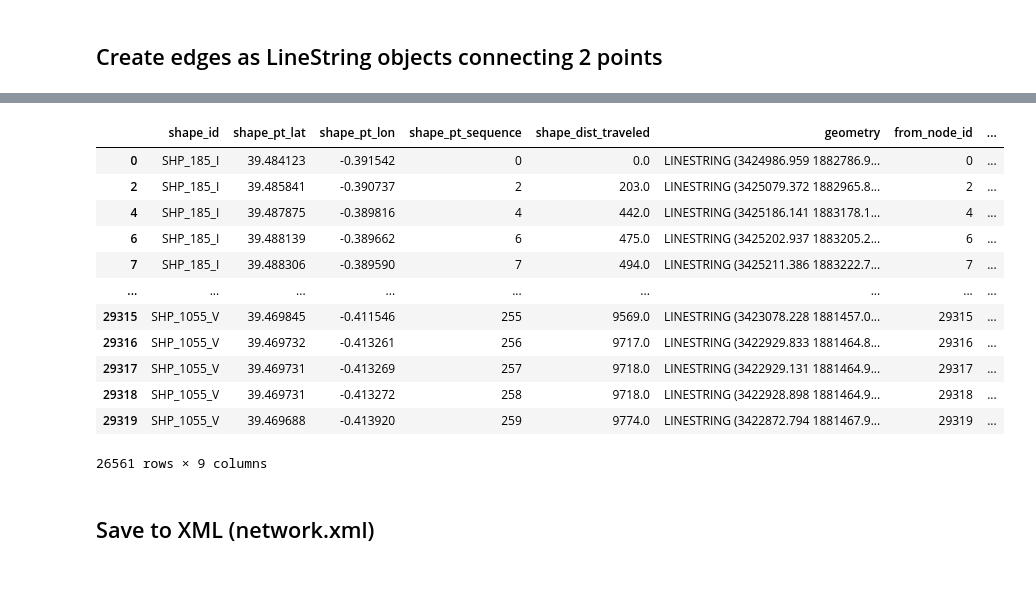
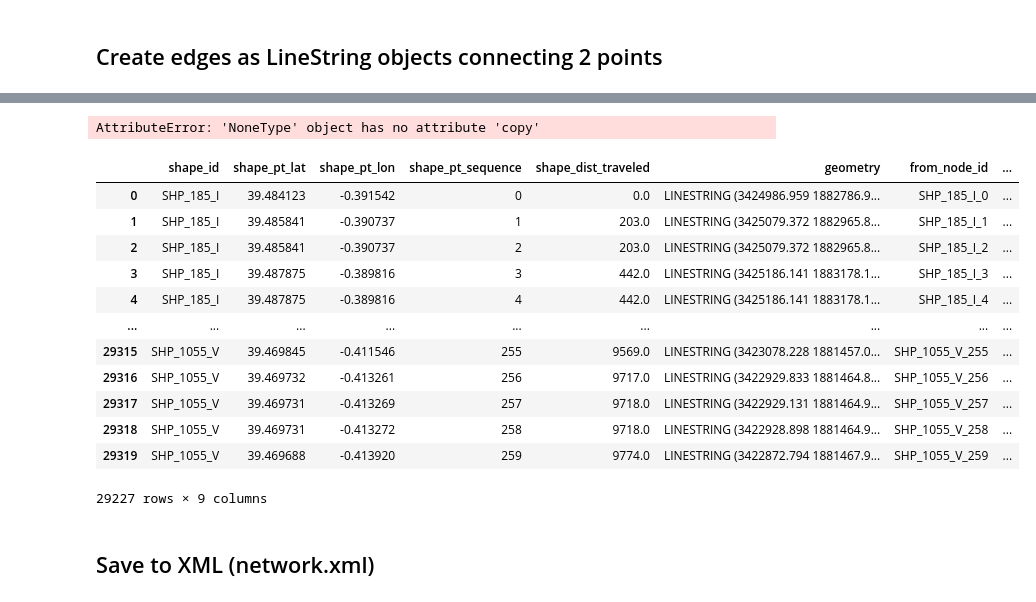
Before and after one commit to andrey-khaletsky/TFM, a Jupyter notebook: emt.ipynb, the cells around one changed output, grey strips where cells are left out. Saved outputs shown, nothing was run; the diff lists cells and outputs as text; code cells hidden in the pictures.

```diff
--- a/emt.ipynb
+++ b/emt.ipynb
@@ -439,7 +443,7 @@ nodes
 # %% [markdown]
 ## Create edges as LineString objects connecting 2 points
 # %%
-print(links.shape[0])
-edges = links.dropna(subset=['geometry_shifted'])
+print(nodes.shape[0])
+edges = nodes.dropna(subset=['geometry_shifted'])
 print(edges.shape[0])
 # %% [output]
@@ -448,4 +452,5 @@ print(edges.shape[0])
 # %%
-edges['from_node_id'] = edges.index
-edges['to_node_id'] = edges.index + 1
+edges = edges.rename(columns={'node_id':'from_node_id'})
+edges = edges.rename(columns={'node_id_shifted':'to_node_id'})
+edges
 # %% [output]
@@ -462,4 +471,6 @@ See the caveats in the documentation: https://pandas.pydata.org/pandas-docs/stab
 # %%
 edges['geometry'] = edges.apply(lambda row: LineString([row['geometry'],
                                                        row['geometry_shifted']]), axis='columns')
+edges = edges.drop(columns='geometry_shifted')
+edges
 # %% [output]
@@ -479,23 +493,24 @@ See the caveats in the documentation: https://pandas.pydata.org/pandas-docs/stab
 # %%
-edges = edges.drop(columns=['geometry_shifted', 'shape_dist_traveled_shifted', 'same_point'])
+edges = edges.drop(columns=['geometry_shifted', 'shape_dist_traveled_shifted', 'same_point'], errors='ignore')
 # %%
-edges = gpd.GeoDataFrame(edges, geometry='geometry', crs='EPSG:4326')
+edges = gpd.GeoDataFrame(edges, geometry='geometry', crs='EPSG:3035')
 edges = edges.to_crs('EPSG:3035')
 edges
 # %% [output]
+AttributeError: 'NoneType' object has no attribute 'copy'
 |  | shape_id | shape_pt_lat | shape_pt_lon | shape_pt_sequence | shape_dist_traveled | geometry | from_node_id | ... |
-| 0 | SHP_185_I | 39.484123 | -0.391542 | 0 | 0.0 | LINESTRING (3424986.959 1882786.9... | 0 | ... |
-| 2 | SHP_185_I | 39.485841 | -0.390737 | 2 | 203.0 | LINESTRING (3425079.372 1882965.8... | 2 | ... |
-| 4 | SHP_185_I | 39.487875 | -0.389816 | 4 | 442.0 | LINESTRING (3425186.141 1883178.1... | 4 | ... |
-| 6 | SHP_185_I | 39.488139 | -0.389662 | 6 | 475.0 | LINESTRING (3425202.937 1883205.2... | 6 | ... |
-| 7 | SHP_185_I | 39.488306 | -0.389590 | 7 | 494.0 | LINESTRING (3425211.386 1883222.7... | 7 | ... |
+| 0 | SHP_185_I | 39.484123 | -0.391542 | 0 | 0.0 | LINESTRING (3424986.959 1882786.9... | SHP_185_I_0 | ... |
+| 1 | SHP_185_I | 39.485841 | -0.390737 | 1 | 203.0 | LINESTRING (3425079.372 1882965.8... | SHP_185_I_1 | ... |
+| 2 | SHP_185_I | 39.485841 | -0.390737 | 2 | 203.0 | LINESTRING (3425079.372 1882965.8... | SHP_185_I_2 | ... |
+| 3 | SHP_185_I | 39.487875 | -0.389816 | 3 | 442.0 | LINESTRING (3425186.141 1883178.1... | SHP_185_I_3 | ... |
+| 4 | SHP_185_I | 39.487875 | -0.389816 | 4 | 442.0 | LINESTRING (3425186.141 1883178.1... | SHP_185_I_4 | ... |
 | ... | ... | ... | ... | ... | ... | ... | ... | ... |
-| 29315 | SHP_1055_V | 39.469845 | -0.411546 | 255 | 9569.0 | LINESTRING (3423078.228 1881457.0... | 29315 | ... |
-| 29316 | SHP_1055_V | 39.469732 | -0.413261 | 256 | 9717.0 | LINESTRING (3422929.833 1881464.8... | 29316 | ... |
-| 29317 | SHP_1055_V | 39.469731 | -0.413269 | 257 | 9718.0 | LINESTRING (3422929.131 1881464.9... | 29317 | ... |
-| 29318 | SHP_1055_V | 39.469731 | -0.413272 | 258 | 9718.0 | LINESTRING (3422928.898 1881464.9... | 29318 | ... |
-| 29319 | SHP_1055_V | 39.469688 | -0.413920 | 259 | 9774.0 | LINESTRING (3422872.794 1881467.9... | 29319 | ... |
+| 29315 | SHP_1055_V | 39.469845 | -0.411546 | 255 | 9569.0 | LINESTRING (3423078.228 1881457.0... | SHP_1055_V_255 | ... |
+| 29316 | SHP_1055_V | 39.469732 | -0.413261 | 256 | 9717.0 | LINESTRING (3422929.833 1881464.8... | SHP_1055_V_256 | ... |
+| 29317 | SHP_1055_V | 39.469731 | -0.413269 | 257 | 9718.0 | LINESTRING (3422929.131 1881464.9... | SHP_1055_V_257 | ... |
+| 29318 | SHP_1055_V | 39.469731 | -0.413272 | 258 | 9718.0 | LINESTRING (3422928.898 1881464.9... | SHP_1055_V_258 | ... |
+| 29319 | SHP_1055_V | 39.469688 | -0.413920 | 259 | 9774.0 | LINESTRING (3422872.794 1881467.9... | SHP_1055_V_259 | ... |
-26561 rows × 9 columns
+29227 rows × 9 columns
 # %% [markdown]
 ## Save to XML (network.xml)
 # %%
```
Also changed, not shown: parts of 55 cells of this notebook, 20 other files.
